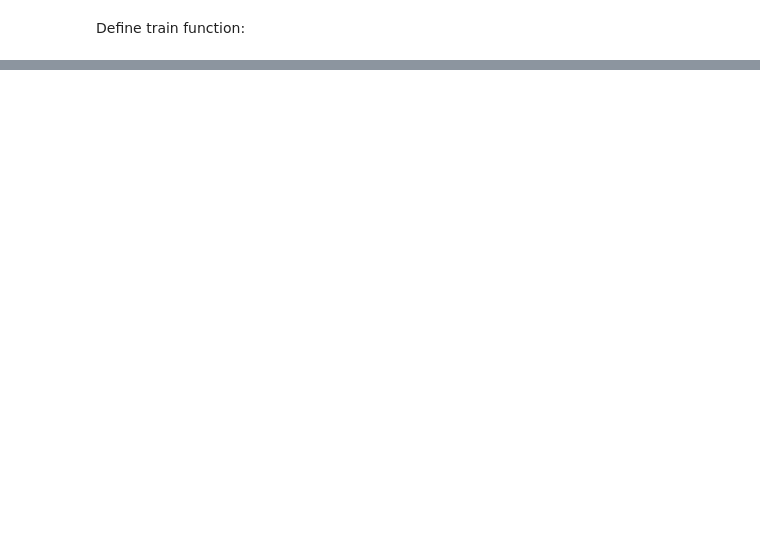
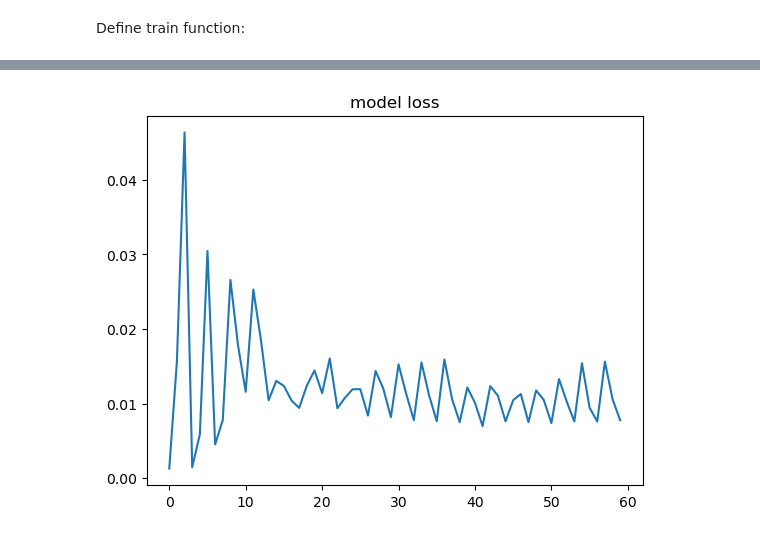
Before and after one commit to Haradai/energy_analysis_project, a Jupyter notebook: pepe.ipynb, the cells around one changed output, grey strips where cells are left out. Drawn from its saved outputs; the diff is of its cells as text; code cells hidden in the pictures; blank space fills up the shorter version.

Commit message:
model with sort of attention + self attention and lstm

```diff
--- a/pepe.ipynb
+++ b/pepe.ipynb
@@ -81,6 +53,7 @@ from icecream import ic
 # %%
 BERT_DIM_EMB = 768
 TIME_CLIMATE_DIM = 21
+import torch.nn.init as init
 #classe = activitat + espai encoded
 
 class attentive_model_pepemarti(nn.Module):
@@ -158,10 +131,11 @@ class attentive_model_pepemarti(nn.Module):
         value = self.val_gen(general_at_per_class) #generate value with FC
         query = self.query_gen(general_at_per_class) #generate query with FC
 
-        att_mask = torch.sum(ocu_ber_emb,axis=2) != 0.0 #look for what values have to enter. The ones that aren't padding
-        att_mask = att_mask.unsqueeze(1)
-        att_mask = att_mask.repeat(3, att_mask.shape[2], 1)#repeat 3 times along batch dim because we have three heads. The other repeat is because we need it to be of shape seqlenxseqlen
-        output, _ =  self.multihead_attn(key=key, value=value, query=query,attn_mask=att_mask)
+        #att_mask = torch.sum(ocu_ber_emb,axis=2) != 0.0 #look for what values have to enter. The ones that aren't padding
+        #att_mask = att_mask.unsqueeze(1)
+        #att_mask = att_mask.repeat(3, att_mask.shape[2], 1)#repeat 3 times along batch dim because we have three heads. The other repeat is because we need it to be of shape seqlenxseqlen
+        #output, _ =  self.multihead_attn(key=key, value=value, query=query,attn_mask=att_mask)
+        output, _ =  self.multihead_attn(key=key, value=value, query=query)
         output = torch.sum(output,axis=1)
 
         #create extra to output be a sequence of 1
@@ -177,3 +151,10 @@ class attentive_model_pepemarti(nn.Module):
         h = torch.zeros(self.lstm_nl, batch_size, self.hidden_dim,dtype=torch.float32)
         c = torch.zeros(self.lstm_nl, batch_size, self.hidden_dim,dtype=torch.float32)
         return h, c
+
+    def init_weights(self):
+        for module in self.modules():
+            if isinstance(module, nn.Linear):
+                init.xavier_uniform_(module.weight)
+                if module.bias is not None:
+                    init.constant_(module.bias, 0)
@@ -189,4 +160,0 @@ model = attentive_model_pepemarti(espai_emb_dim=30,hidden_dim=30,lstm_nl=1,targe
-# %%
-h, c = model.init_hidden(batch_size)
-c.shape
-#model.forward(sample["ocu_ber_emb"],sample["espai_enc"],sample["general_data"],h,c)
@@ -226,21 +194,9 @@ def train(dataloader, model, batch_size, num_epochs):
             h, c = model.init_hidden(b_sz) # Start with a new state in each batch
             h = h.to(device)
             c = c.to(device)
-
-            try:
-                y_pred, h,c= model(ocu_emb, espai_enc, general_data, h, c)
-            except:
-                print("error!")
-                ic(batch)
-                ic(ocu_emb.shape)
-                ic(espai_enc.shape)
-                ic(general_data.shape)
-                ic(h.shape)
-                ic(c.shape)
-                y_pred, h,c= model(ocu_emb, espai_enc, general_data, h, c)
+            y_pred, h,c= model(ocu_emb, espai_enc, general_data, h, c)
             y_pred = y_pred[:,0,0]
             loss = criterion(y_pred,y)  #cross entropy loss needs (N,C,seq_lenght)
-
             loss.backward()
             optimizer.step()
 
@@ -258,0 +228,8 @@ KeyboardInterrupt:
+# %%
+import matplotlib.pyplot as plt
+# Visualize the loss evolution during training
+plt.plot(losses)
+plt.title('model loss')
+plt.show()
+# %% [output]
+[figure, added]
```
Also changed, not shown: parts of 18 cells of this notebook, 4 other files.
